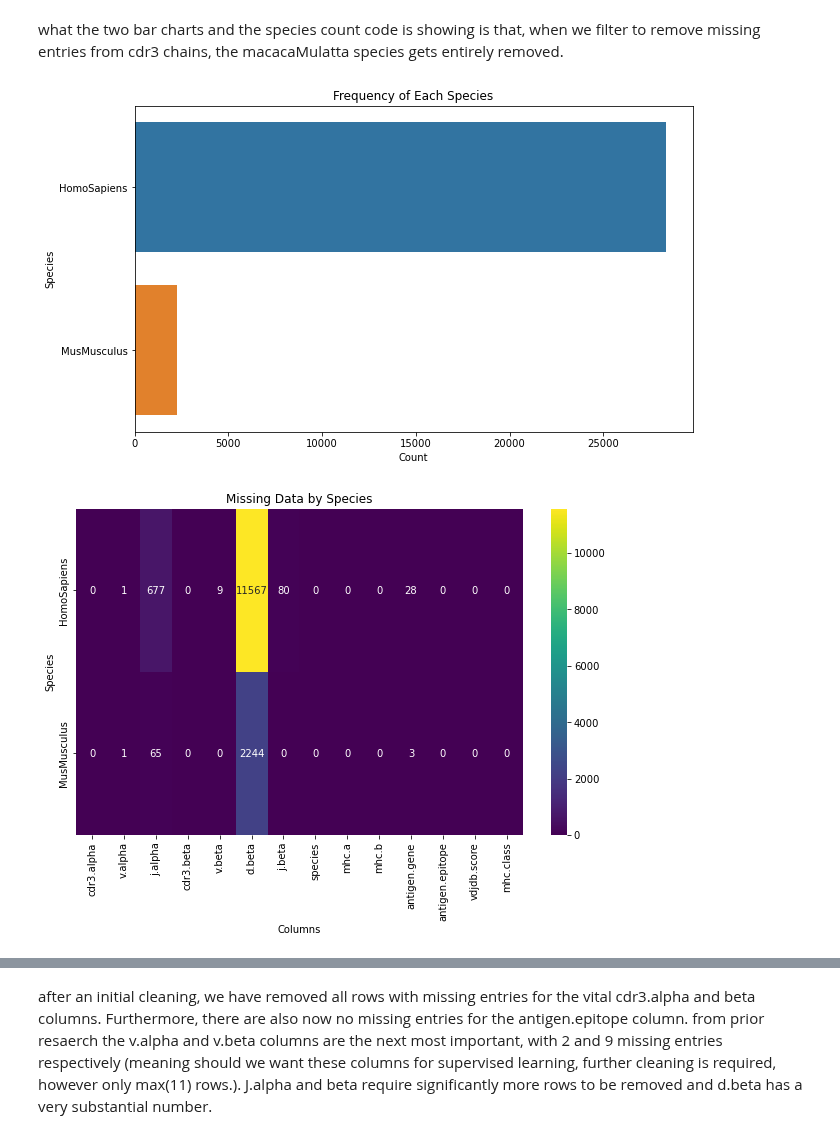
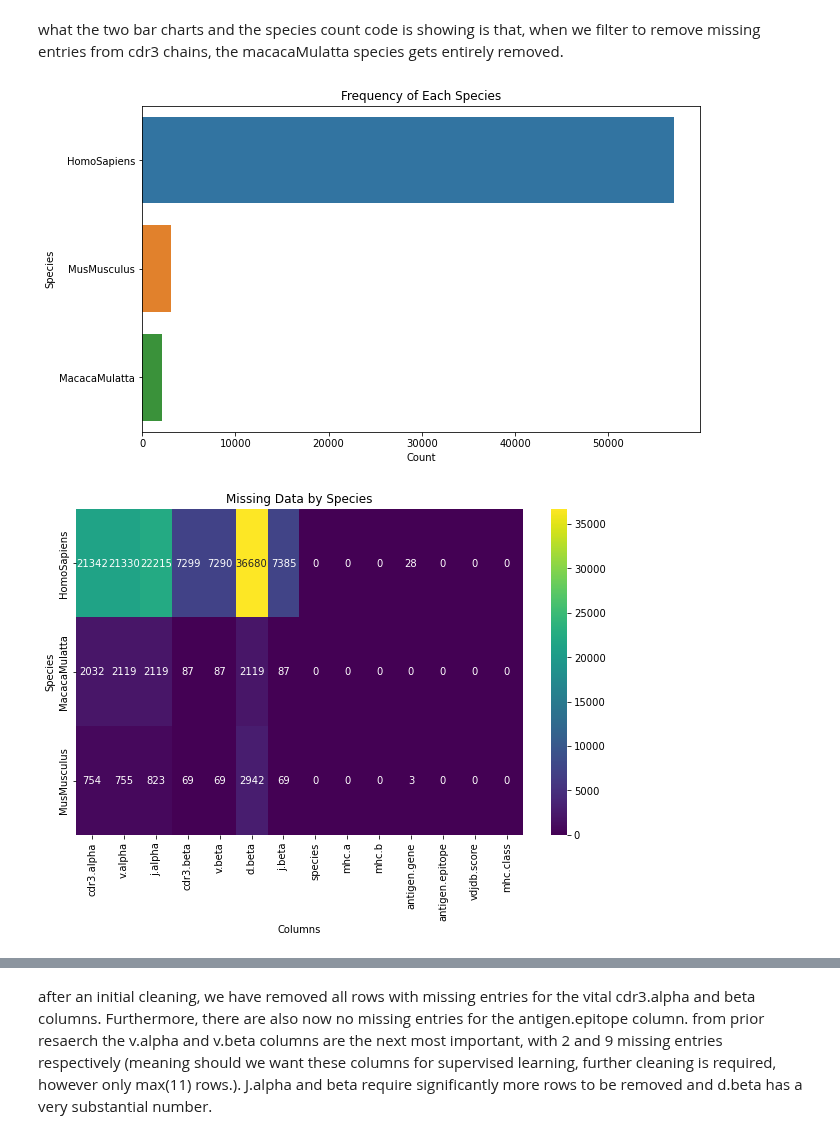
Before and after one commit to UoB-DSMP-2023-24/dsmp-2024-group-13, a Jupyter notebook: EDA.ipynb, the cells around one changed output, grey strips where cells are left out. Drawn from its saved outputs; the diff is of its cells as text; code cells hidden in the pictures.

```diff
--- a/EDA.ipynb
+++ b/EDA.ipynb
@@ -75,7 +57,7 @@ import seaborn as sns
 
 # Load your dataset (the path would need to be updated to your actual file location)
 # Here we assume the dataset has been loaded into a dataframe called 'df'
-df = df_cleaned
+df = filtered_data
 # Visualizing the frequency of each species
 species_counts = df['species'].value_counts()
 plt.figure(figsize=(10, 6))
@@ -113,7 +95,7 @@ plt.show()
 
 plt.figure(figsize=(10, 6))
 sns.boxplot(x='species', y=df['antigen.epitope'].str.len(), data=df)
-plt.title('cdr3.beta Length Distribution by Species')
+plt.title('antigen.epitope Length Distribution by Species')
 plt.xlabel('Species')
 plt.ylabel('antigen.epitope Length')
 plt.show()
@@ -125,32 +107,32 @@ plt.title('VDJdb Score Distribution by Species')
 plt.xlabel('Species')
 plt.ylabel('VDJdb Score')
 plt.show()
 
 
 
 top_n = 50  # Show top 20 categories
 top_antigen_genes = df['antigen.epitope'].value_counts().head(top_n).index
 df_top_antigens = df[df['antigen.epitope'].isin(top_antigen_genes)]
 
 plt.figure(figsize=(12, 8))  # Increase plot size
 ax = sns.countplot(x='antigen.epitope', hue='species', data=df_top_antigens)
 plt.title('Top Antigen Gene Frequency by Species')
 plt.xlabel('Antigen epitope')
 plt.ylabel('Frequency')
 plt.xticks(rotation=90)  # Rotate labels
 plt.legend(title='Species')
 plt.tight_layout()  # Adjust layout
 
 
 # Adding the annotation to each bar
 for p in ax.patches:
     height = p.get_height()
     if pd.notnull(height):  # Check if the height is not NaN
         ax.annotate(f'{int(height)}',
                     (p.get_x() + p.get_width() / 2., height),
                     ha='center', va='center',
                     xytext=(0, 9),
                     textcoords='offset points')
 # %% [output]
-[figure, old version]
+[figure, new version]
-[figure, old version]
+[figure, new version]
```
Also changed, not shown: parts of 2 cells of this notebook, 2 other files.
